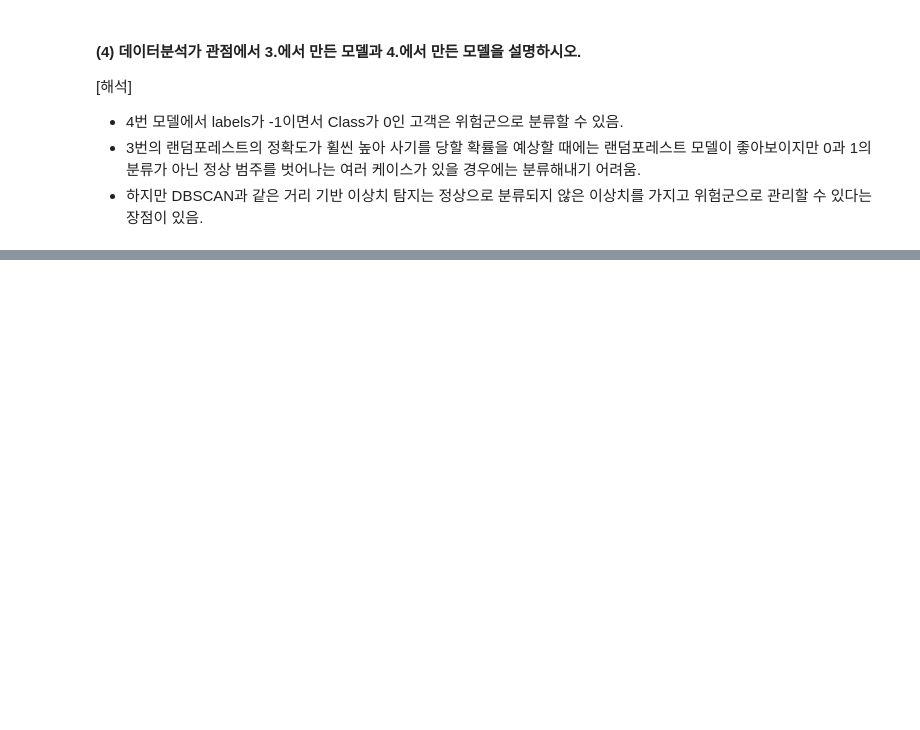
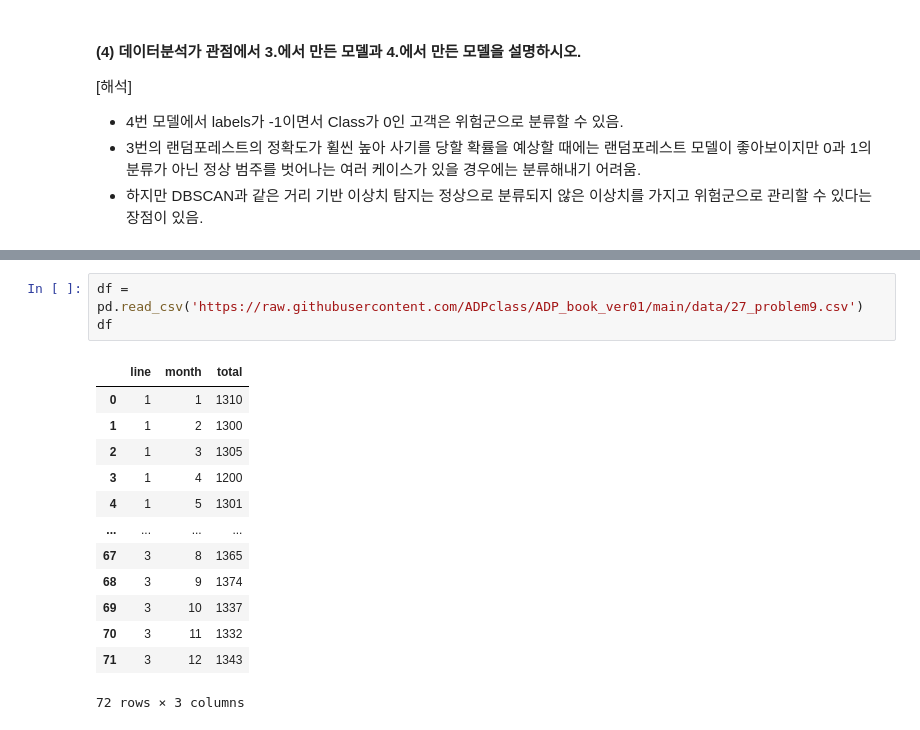
Before and after one commit to Park-Young-Bin/ADP_code, a Jupyter notebook: 제5회 기출동형 모의고사.ipynb, the cells around one changed output, grey strips where cells are left out. Cells and saved outputs as stored; diff of their text form; blank space fills up the shorter version.

```diff
--- a/제5회 기출동형 모의고사.ipynb
+++ b/제5회 기출동형 모의고사.ipynb
@@ -343,0 +439,17 @@ f1 점수: 0.7692307692307692
+# %%
+df = pd.read_csv('https://raw.githubusercontent.com/ADPclass/ADP_book_ver01/main/data/27_problem9.csv')
+df
+# %% [output]
+|  | line | month | total |
+| 0 | 1 | 1 | 1310 |
+| 1 | 1 | 2 | 1300 |
+| 2 | 1 | 3 | 1305 |
+| 3 | 1 | 4 | 1200 |
+| 4 | 1 | 5 | 1301 |
+| ... | ... | ... | ... |
+| 67 | 3 | 8 | 1365 |
+| 68 | 3 | 9 | 1374 |
+| 69 | 3 | 10 | 1337 |
+| 70 | 3 | 11 | 1332 |
+| 71 | 3 | 12 | 1343 |
+72 rows × 3 columns
```
Also changed, not shown: parts of 16 cells of this notebook.
